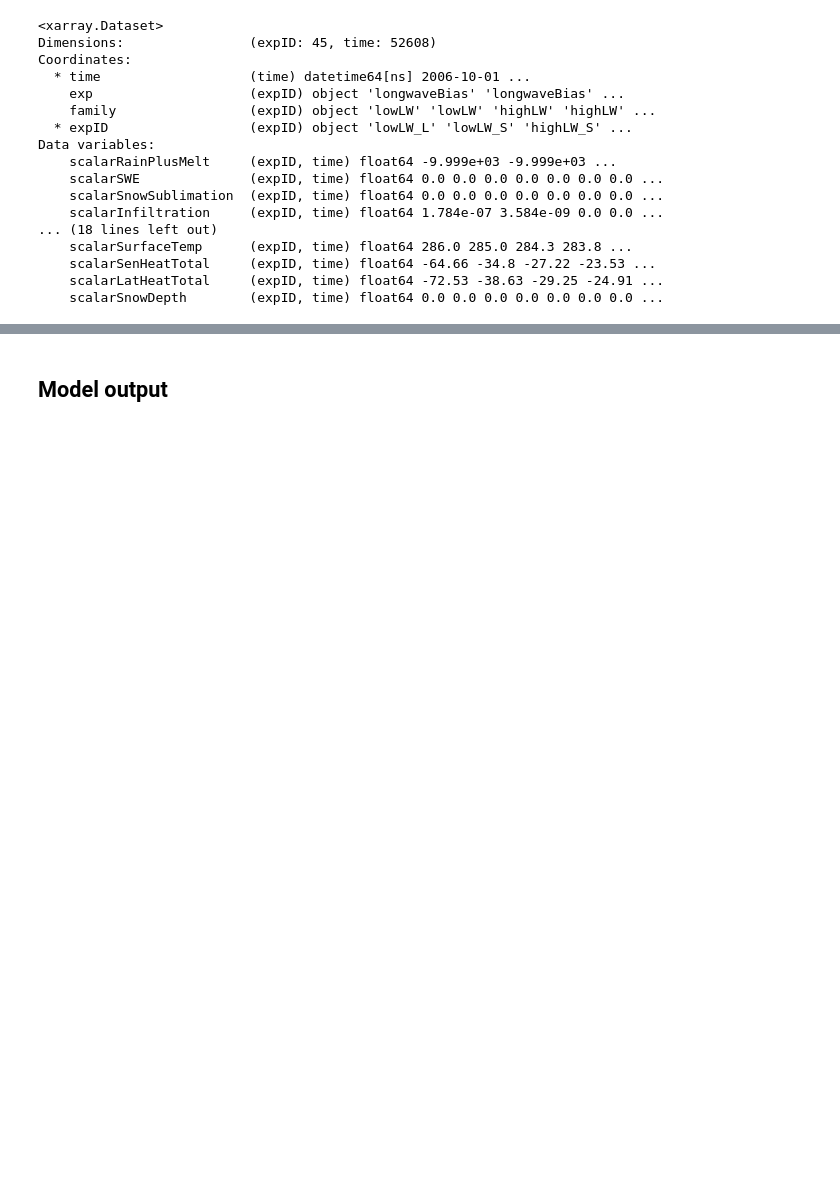
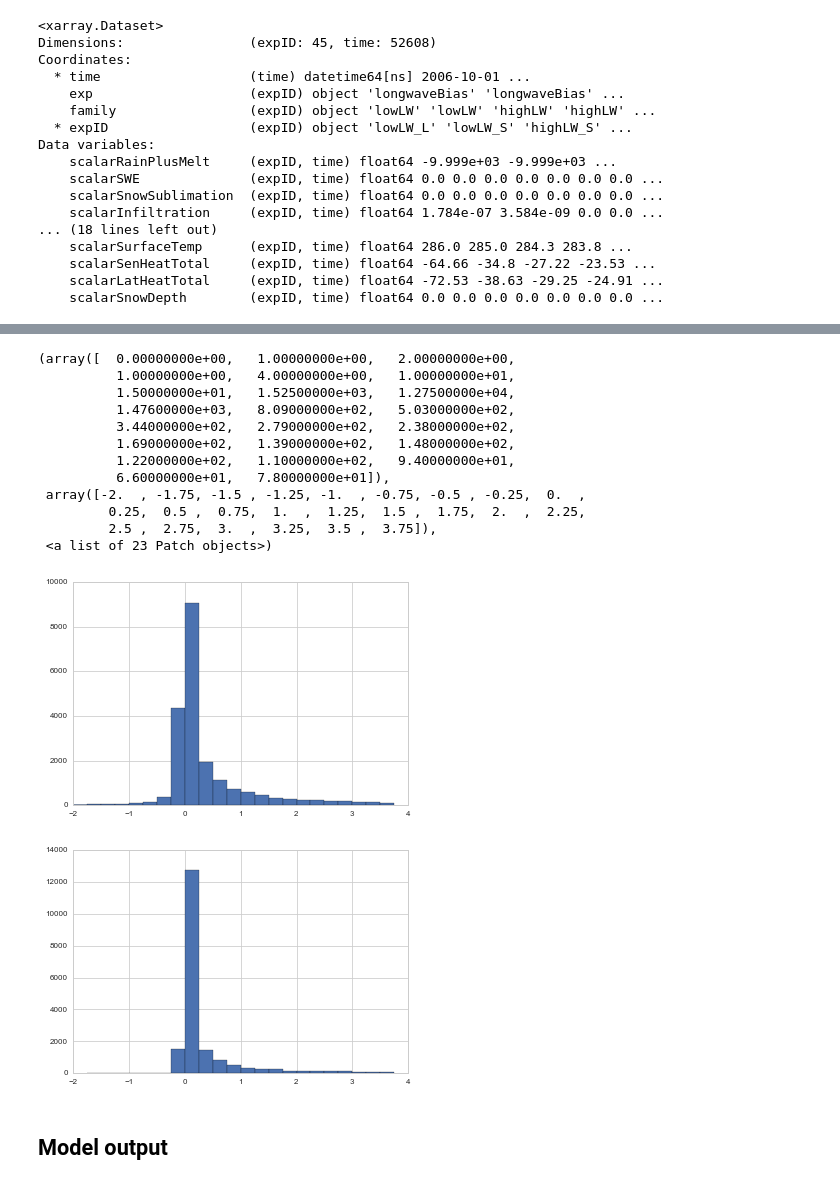
Before and after one commit to klapo/ModTsfc, a Jupyter notebook: ModTsfc.summaResults.diurnalTs.ipynb, the cells around one changed output, grey strips where cells are left out. Drawn from its saved outputs; the diff is of its cells as text; code cells hidden in the pictures; blank space fills up the shorter version.

```diff
--- a/ModTsfc.summaResults.diurnalTs.ipynb
+++ b/ModTsfc.summaResults.diurnalTs.ipynb
@@ -129,3 +166,25 @@ Data variables:
+# %%
+bins = np.arange(-2, 4, 0.25)
+plt.figure()
+plt.hist(CDP.RiBulk.sel(expID='jrdn1991'), range=(bins.min(),bins.max()), bins=bins)
+
+plt.figure()
+plt.hist(CDPforce.RiBulk, range=(bins.min(),bins.max()), bins=bins)
+# %% [output]
+(array([  0.00000000e+00,   1.00000000e+00,   2.00000000e+00,
+          1.00000000e+00,   4.00000000e+00,   1.00000000e+01,
+          1.50000000e+01,   1.52500000e+03,   1.27500000e+04,
+          1.47600000e+03,   8.09000000e+02,   5.03000000e+02,
+          3.44000000e+02,   2.79000000e+02,   2.38000000e+02,
+          1.69000000e+02,   1.39000000e+02,   1.48000000e+02,
+          1.22000000e+02,   1.10000000e+02,   9.40000000e+01,
+          6.60000000e+01,   7.80000000e+01]),
+ array([-2.  , -1.75, -1.5 , -1.25, -1.  , -0.75, -0.5 , -0.25,  0.  ,
+         0.25,  0.5 ,  0.75,  1.  ,  1.25,  1.5 ,  1.75,  2.  ,  2.25,
+         2.5 ,  2.75,  3.  ,  3.25,  3.5 ,  3.75]),
+ <a list of 23 Patch objects>)
+[figure, added]
+[figure, added]
 # %% [markdown]
 ## Model output
 # %%
```
Also changed, not shown: parts of 20 cells of this notebook, 1 other file.
